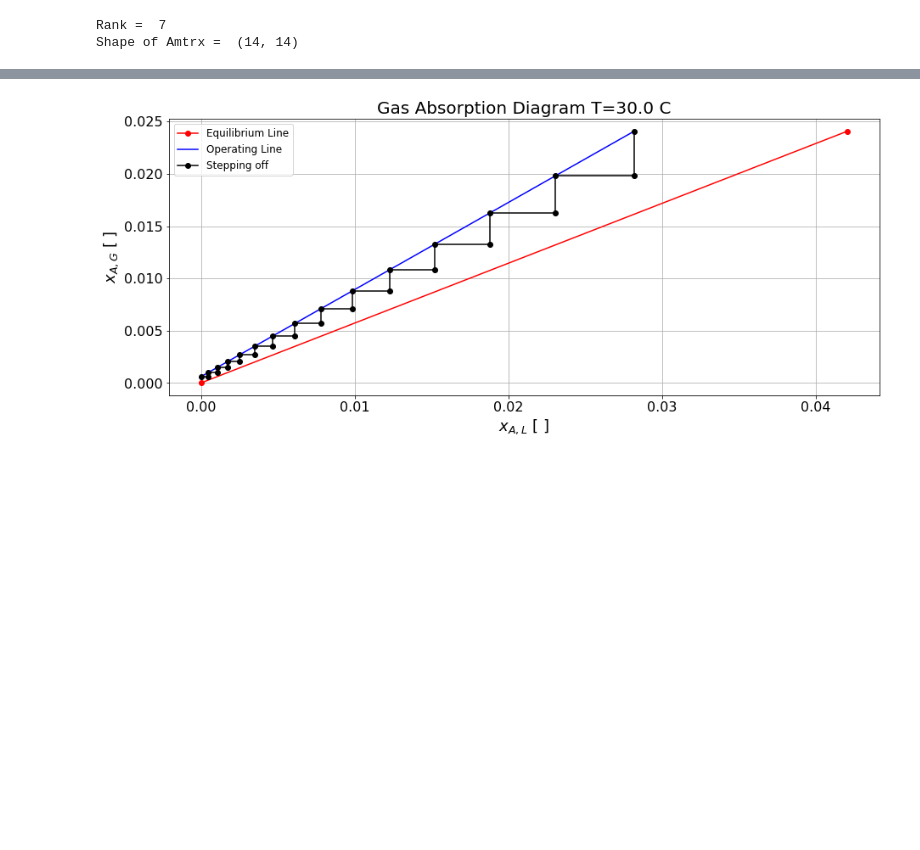
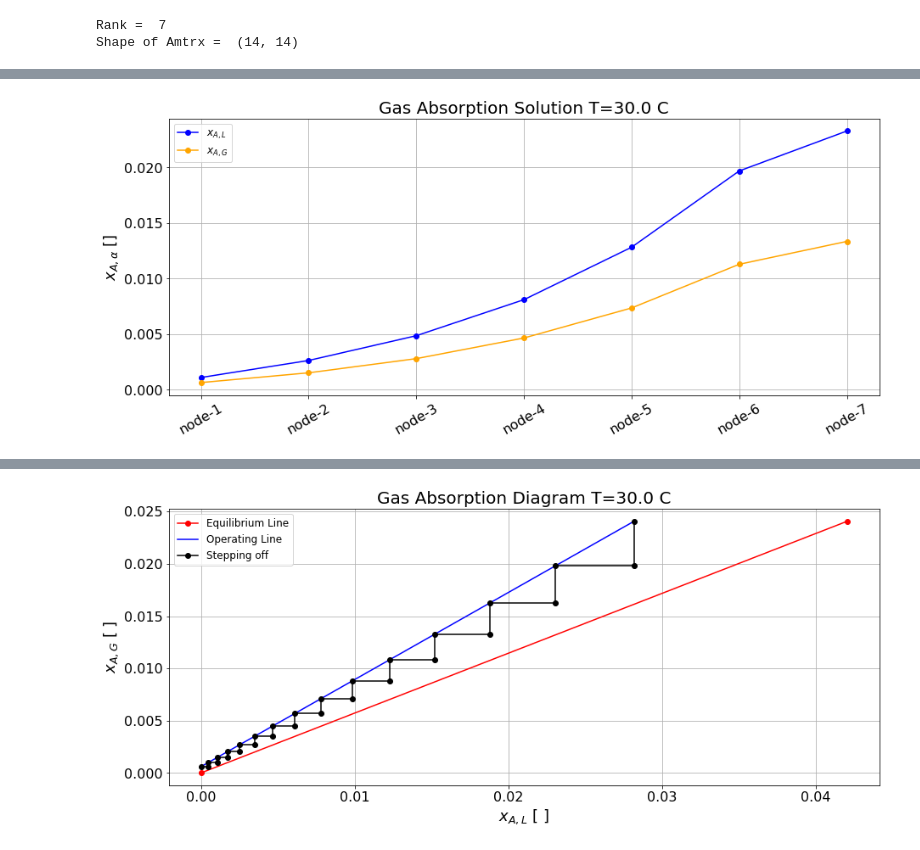
Before and after one commit to dpploy/engy-5140, a Jupyter notebook: notebooks/04-gas-absorption-problem.ipynb, the cells around one changed output, grey strips where cells are left out. Saved outputs shown, nothing was run; the diff lists cells and outputs as text; code cells hidden in the pictures; blank space fills up the shorter version.

Commit message:
Matrix-based concentration corrections

```diff
--- a/notebooks/04-gas-absorption-problem.ipynb
+++ b/notebooks/04-gas-absorption-problem.ipynb
@@ -486,0 +552,24 @@ bvec = get_rhs_vector( n_eq_stages, x_A_G_N1=x_A_G_N1, x_A_L_0=x_A_L_0 )
+# %%
+'''Correct the Liquid Phase Solution'''
+
+import numpy as np
+amtrx = get_network_matrix( n_eq_stages, partition_coef, absorp_factor )
+bvec  = get_rhs_vector( n_eq_stages, x_A_G_N1=x_A_G_N1, x_A_L_0=x_A_L_0 )
+
+# Set the gas phase concentration as constraints to the network equations
+# But leave the concentration in the last node (at the bottom), free to vary
+amtrx[:n_eq_stages-1,:]              = np.zeros((n_eq_stages-1,2*n_eq_stages))
+amtrx[:n_eq_stages-1,:n_eq_stages-1] = np.diag(np.ones(n_eq_stages-1))
+
+bvec[:n_eq_stages-1] = np.array(table['x_A_G(k)'][:-1])
+
+# Set the outgoing liquid concentration as a constraint
+amtrx[-1,:]  = np.zeros(2*n_eq_stages)
+amtrx[-1,-1] = 1.0
+bvec[-1]     = x_A_L_N
+
+'''Inspect rank of matrix'''
+
+rank = np.linalg.matrix_rank(amtrx)
+print('Rank = ', rank)
+print('Shape of Amtrx = ',amtrx.shape)
@@ -486,0 +579,17 @@ bvec = get_rhs_vector( n_eq_stages, x_A_G_N1=x_A_G_N1, x_A_L_0=x_A_L_0 )
+# %%
+'''Correct the Gas Phase Solution'''
+
+# Solve the linear system (must be non-singular)
+yvec = np.linalg.solve( amtrx, bvec )
+
+# Update the liquid phase concentrations
+table['x_A_L(k)'] = list(yvec[n_eq_stages:])
+# Update the gas phase concentrations
+table['x_A_G(k)'] = list(yvec[:n_eq_stages])
+
+print('')
+print('**** Corrected Problem Solution ****')
+print('Molar Fractions [] at T = %2.2f'%const.convert_temperature(temp,'K','C'))
+print('')
+print(pd.DataFrame(table))
+print('************************************')
@@ -486,0 +609,6 @@ bvec = get_rhs_vector( n_eq_stages, x_A_G_N1=x_A_G_N1, x_A_L_0=x_A_L_0 )
+# %%
+'''Plot the Solute Concentration in the Phases'''
+
+plot_solution(table)
+# %% [output]
+[figure, added]
```
Also changed, not shown: parts of 58 cells of this notebook, 1 other file.
